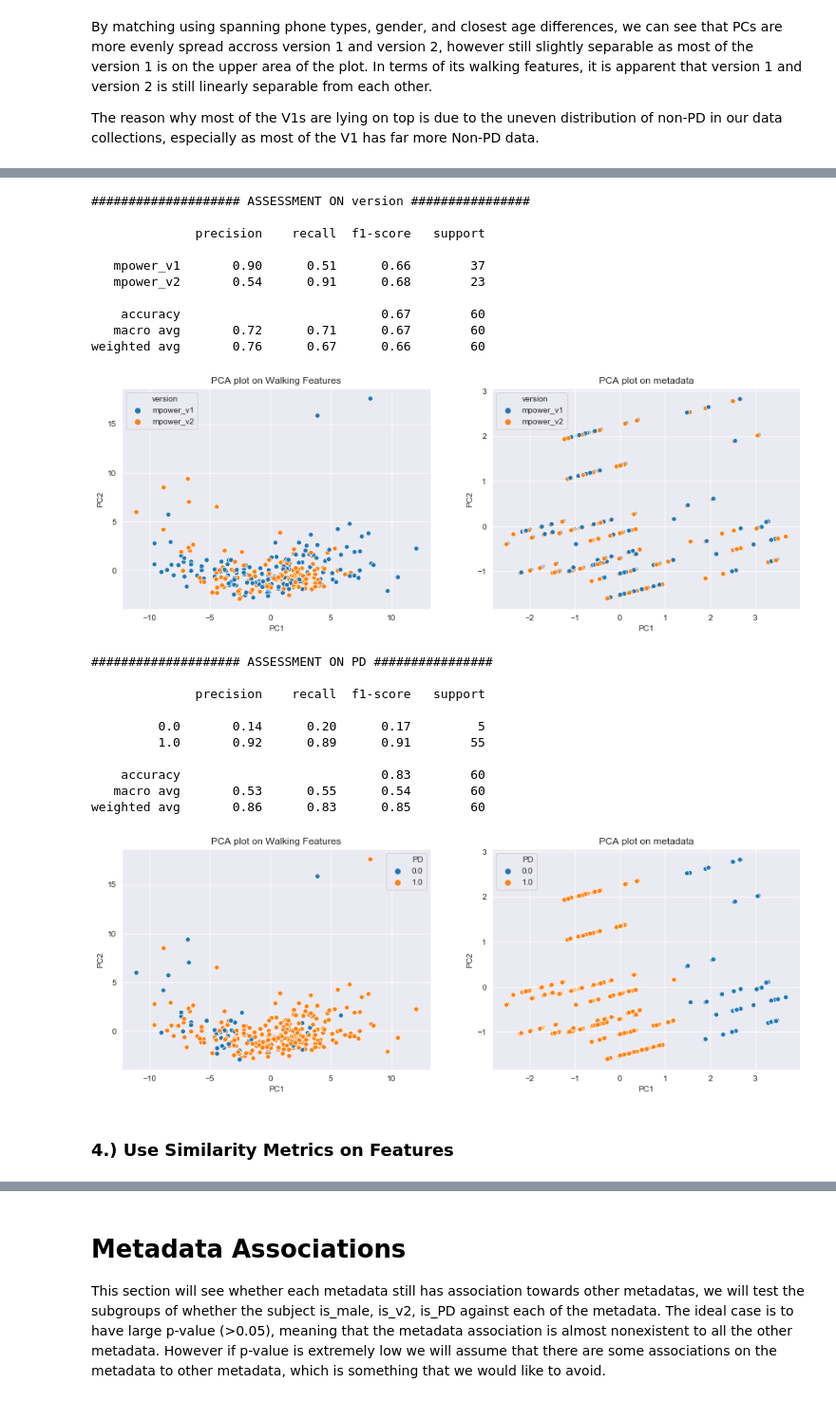
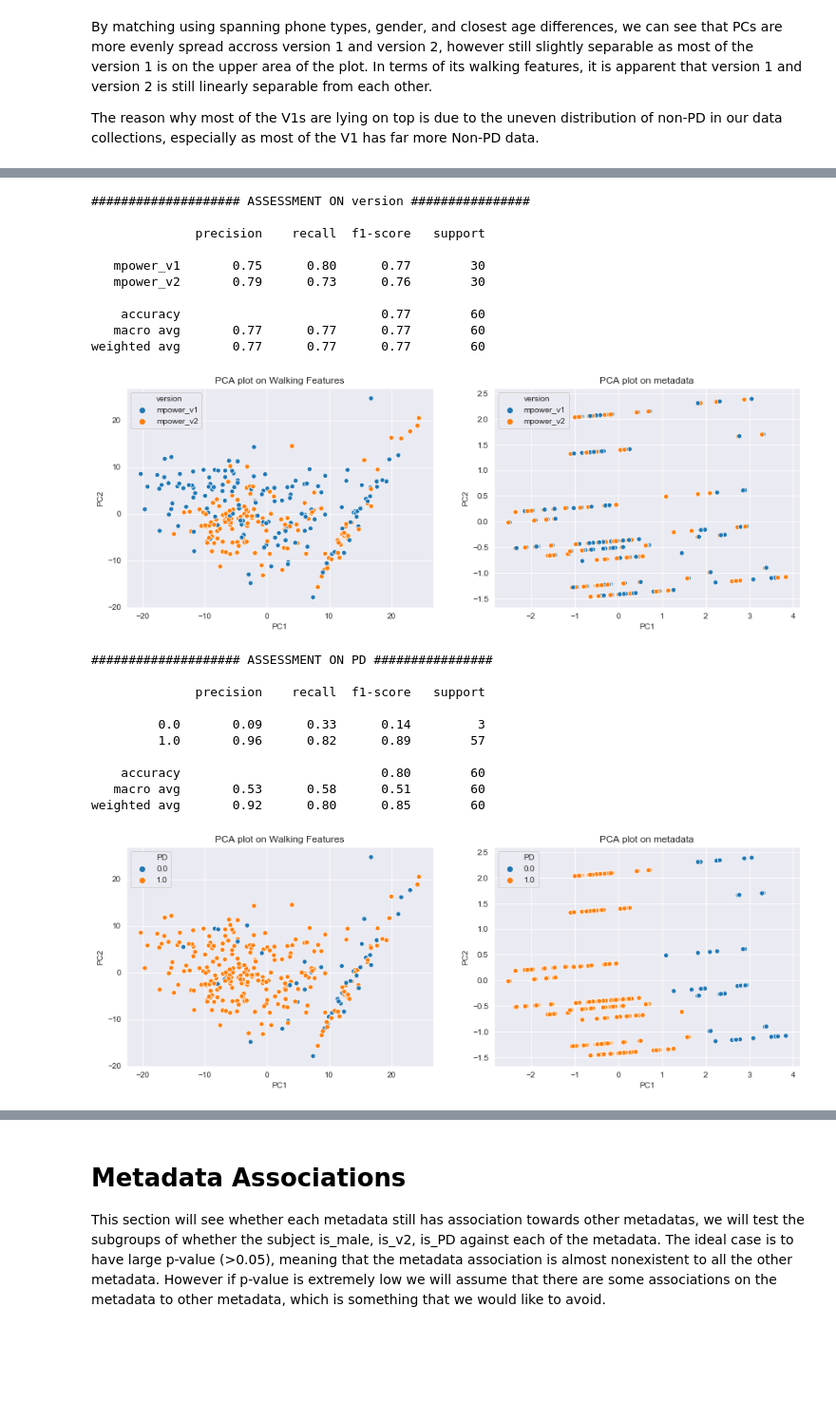
Before and after one commit to arytontediarjo/mPower-Analysis, a Jupyter notebook: Notebooks/Organized_Notebooks/02.pca_matching.ipynb, the cells around one changed output, grey strips where cells are left out. Shown at 95% size. Saved outputs shown, nothing was run; the diff lists cells and outputs as text; code cells hidden in the pictures; blank space fills up the shorter version.

```diff
--- a/Notebooks/Organized_Notebooks/02.pca_matching.ipynb
+++ b/Notebooks/Organized_Notebooks/02.pca_matching.ipynb
@@ -324,9 +196,8 @@ dataV1 = data[data["version"] == "mpower_v1"]
 dataV2 = data[data["version"] == "mpower_v2"]
 data = pd.concat([dataV1, dataV2]).reset_index(drop = True)
 data = process.addFeatures().transform(data)
-data = process.collapseFeatures(aggregation_type = "max").transform(data)
+data = process.collapseFeatures().transform(data)
 data["phone_type"] = data["phoneInfo"].apply(annot_phone)
-data = data[[feat for feat in data.columns if "0" not in feat]]
 # %% [markdown]
 ### Type of phones that span accross versions
 # %%
@@ -380,12 +251,12 @@ From the tabular dataframe above, we can see that there are only several phones
 ### 1.) Pre-matching Dataset (default)
 # %%
 ## get encoded data
-encoded_data = OHE_data(data)[0]
+encoded_data = model.one_hot_encode(data, "phone_type", "gender", "version")
+OHE_cols = [feat for feat in encoded_data.columns if ("OHE" in feat) or ("age" in feat) or ("PD" in feat)]
 
 ## column feature lists
 walking_feat_cols = [feat for feat in data.columns if "." in feat]
 metadata_feat_cols = [feat for feat in data.columns if ("." not in feat) and ("healthCode" not in feat)]
-OHE_feat_cols = OHE_data(data)[1]
 # %%
 show_distribution(encoded_data[metadata_feat_cols], "version")
 # %% [output]
@@ -465,28 +336,26 @@ show_distribution(balance_hc_data[metadata_feat_cols], "version")
 # %%
-PCA_plotter(balance_hc_data, walking_feat_cols, OHE_feat_cols, "version")
-PCA_plotter(balance_hc_data, walking_feat_cols, OHE_feat_cols, "PD")
+PCA_plotter(balance_hc_data, walking_feat_cols, OHE_cols, "version")
+PCA_plotter(balance_hc_data, walking_feat_cols, OHE_cols, "PD")
 # %% [output]
 #################### ASSESSMENT ON version ################
 
               precision    recall  f1-score   support
 
-   mpower_v1       0.90      0.51      0.66        37
-   mpower_v2       0.54      0.91      0.68        23
+   mpower_v1       0.75      0.80      0.77        30
+   mpower_v2       0.79      0.73      0.76        30
 
-    accuracy                           0.67        60
-   macro avg       0.72      0.71      0.67        60
-weighted avg       0.76      0.67      0.66        60
+    accuracy                           0.77        60
+   macro avg       0.77      0.77      0.77        60
+weighted avg       0.77      0.77      0.77        60
-[figure, old version]
+[figure, new version]
 #################### ASSESSMENT ON PD ################
 
               precision    recall  f1-score   support
 
-         0.0       0.14      0.20      0.17         5
-         1.0       0.92      0.89      0.91        55
+         0.0       0.09      0.33      0.14         3
+         1.0       0.96      0.82      0.89        57
 
-    accuracy                           0.83        60
-   macro avg       0.53      0.55      0.54        60
-weighted avg       0.86      0.83      0.85        60
+    accuracy                           0.80        60
+   macro avg       0.53      0.58      0.51        60
+weighted avg       0.92      0.80      0.85        60
-[figure, old version]
+[figure, new version]
-# %% [markdown]
-### 4.) Use Similarity Metrics on Features
```
Also changed, not shown: parts of 48 cells of this notebook, 9 other files.
